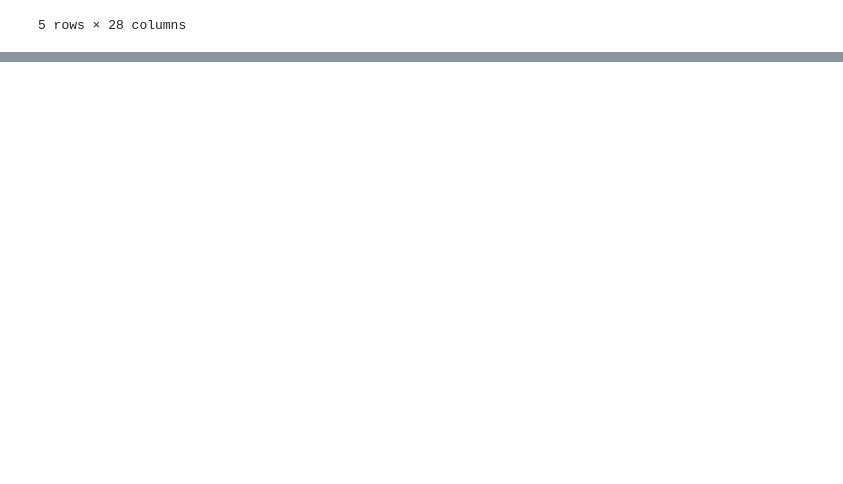
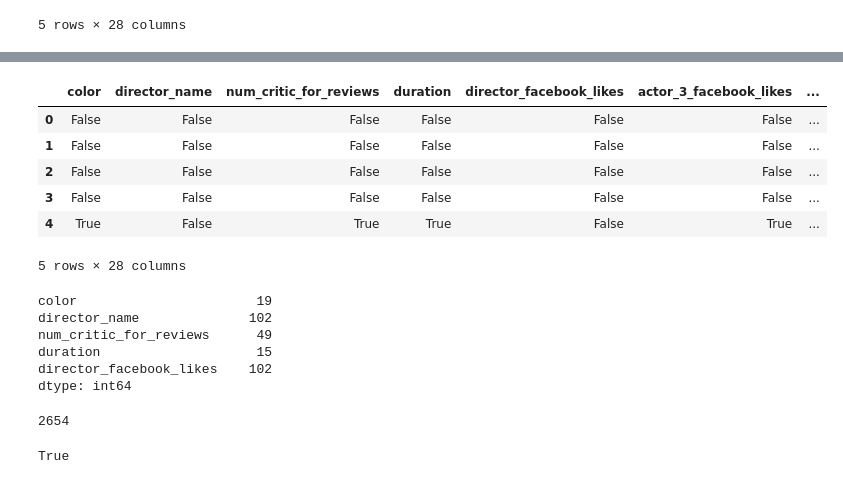
Before and after one commit to liukai1919/RapidsCookBook, a Jupyter notebook: CudfCookBook/Essential DataFrame Operations.ipynb, the cells around one changed output, grey strips where cells are left out. Saved outputs shown, nothing was run; the diff lists cells and outputs as text; code cells hidden in the pictures; blank space fills up the shorter version.

```diff
--- a/CudfCookBook/Essential DataFrame Operations.ipynb
+++ b/CudfCookBook/Essential DataFrame Operations.ipynb
@@ -63,0 +123,28 @@ movie2.head()
+# %%
+#更多的函数式操作
+movie.isnull().head()
+# %% [output]
+|  | color | director_name | num_critic_for_reviews | duration | director_facebook_likes | actor_3_facebook_likes | ... |
+| 0 | False | False | False | False | False | False | ... |
+| 1 | False | False | False | False | False | False | ... |
+| 2 | False | False | False | False | False | False | ... |
+| 3 | False | False | False | False | False | False | ... |
+| 4 | True | False | True | True | False | True | ... |
+5 rows × 28 columns
+# %%
+movie.isnull().sum().head()
+# %% [output]
+color                       19
+director_name              102
+num_critic_for_reviews      49
+duration                    15
+director_facebook_likes    102
+dtype: int64
+# %%
+movie.isnull().sum().sum()
+# %% [output]
+2654
+# %%
+movie.isnull().any().any()
+# %% [output]
+True
```
Also changed, not shown: parts of 7 cells of this notebook, 1 other file.
